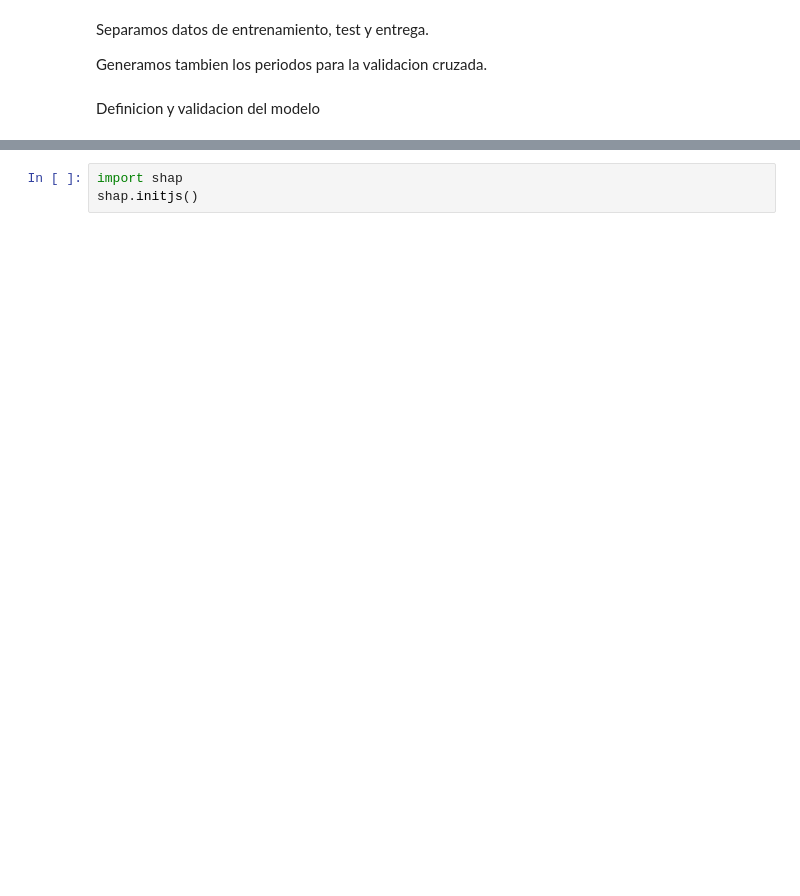
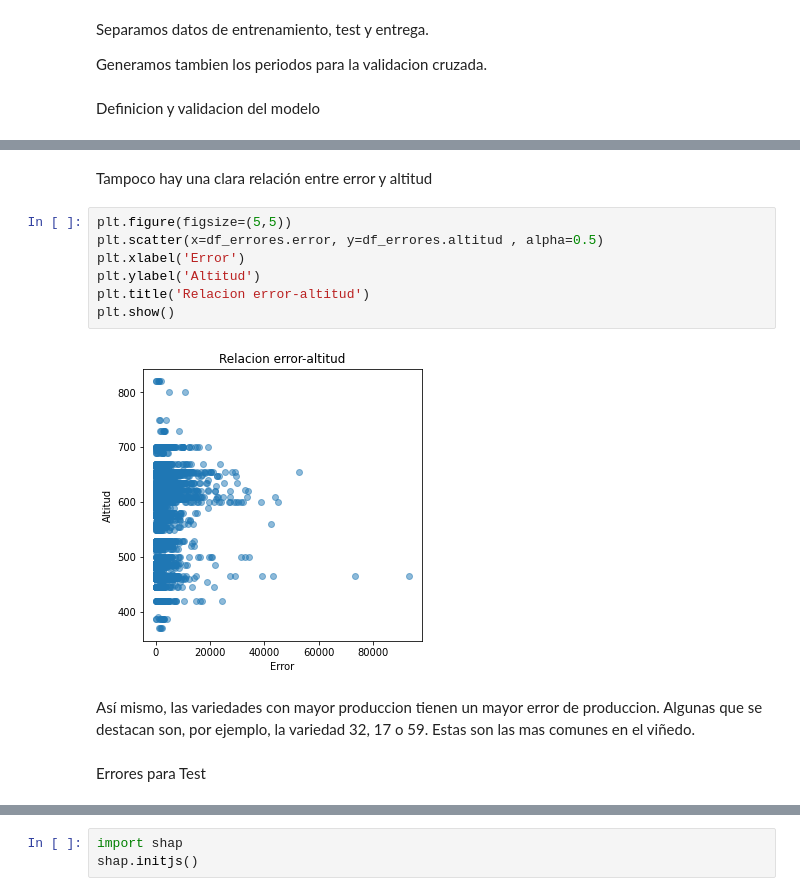
Before and after one commit to vitostamatti/datathon-cajamar-malbecs, a Jupyter notebook: notebooks/02-Prediccion-Malbecs-Nacional.ipynb, the cells around one changed output, grey strips where cells are left out. Saved outputs shown, nothing was run; the diff lists cells and outputs as text; blank space fills up the shorter version.

```diff
--- a/notebooks/02-Prediccion-Malbecs-Nacional.ipynb
+++ b/notebooks/02-Prediccion-Malbecs-Nacional.ipynb
@@ -344,0 +487,15 @@ Shap values
+# %% [markdown]
+Tampoco hay una clara relación entre error y altitud
+# %%
+plt.figure(figsize=(5,5))
+plt.scatter(x=df_errores.error, y=df_errores.altitud , alpha=0.5)
+plt.xlabel('Error')
+plt.ylabel('Altitud')
+plt.title('Relacion error-altitud')
+plt.show()
+# %% [output]
+[figure, added]
+# %% [markdown]
+Así mismo, las variedades con mayor produccion tienen un mayor error de produccion. Algunas que se destacan son, por ejemplo, la variedad 32, 17 o 59. Estas son las mas comunes en el viñedo.
+# %% [markdown]
+Errores para Test
```
Also changed, not shown: parts of 59 cells of this notebook, 4 other files.
